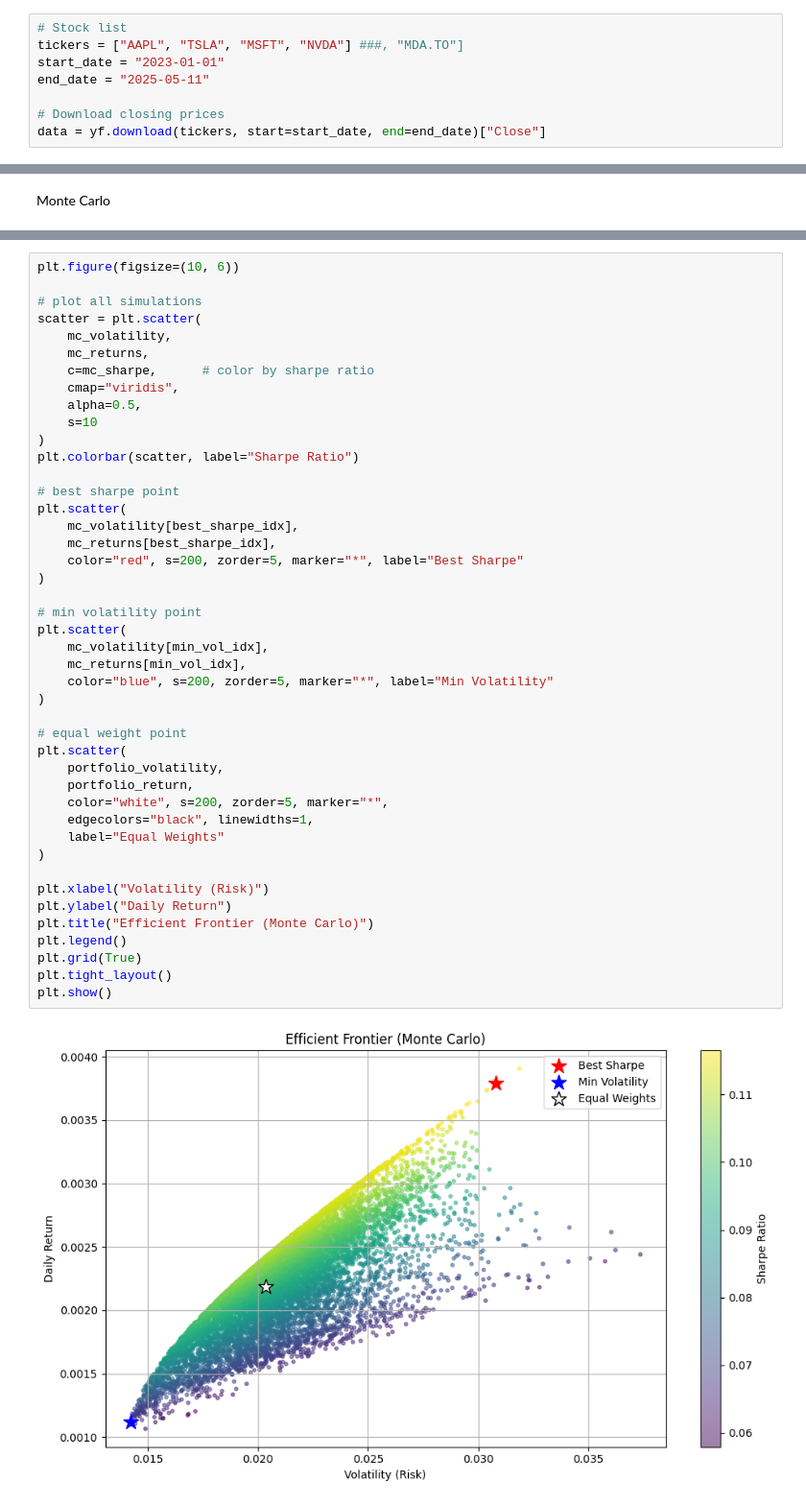
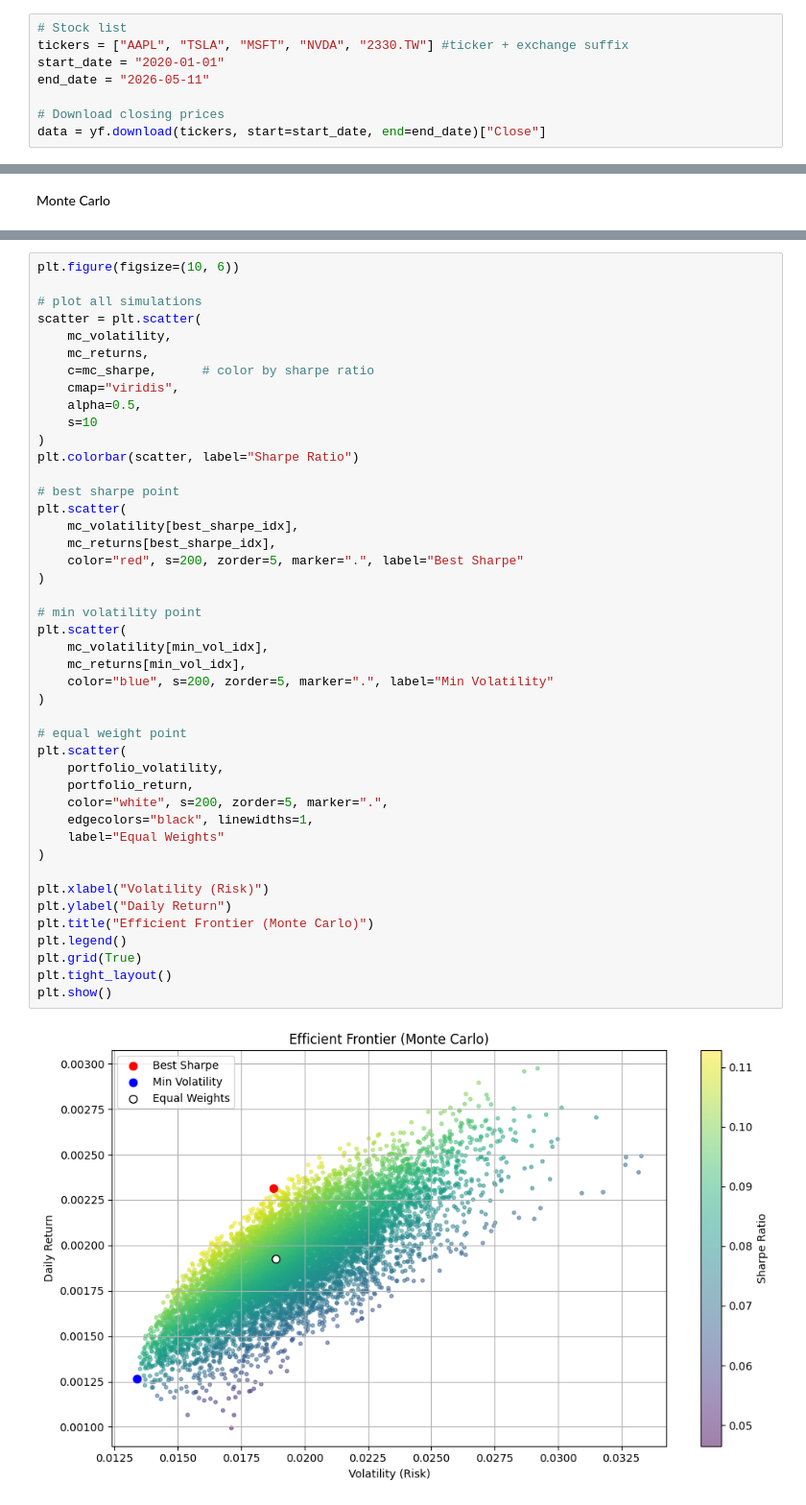
Before and after one commit to Rxn321/Portfolio-Optimization, a Jupyter notebook: portfolio.ipynb, the cells around one changed output, grey strips where cells are left out. Shown at 96% size. Drawn from its saved outputs; the diff is of its cells as text.

```diff
--- a/portfolio.ipynb
+++ b/portfolio.ipynb
@@ -12,9 +12,9 @@ import seaborn as sns
 Set the stocks here:
 # %%
 # Stock list
-tickers = ["AAPL", "TSLA", "MSFT", "NVDA"] ###, "MDA.TO"]
-start_date = "2023-01-01"
-end_date = "2025-05-11"
+tickers = ["AAPL", "TSLA", "MSFT", "NVDA", "2330.TW"] #ticker + exchange suffix
+start_date = "2020-01-01"
+end_date = "2026-05-11"
 
 # Download closing prices
 data = yf.download(tickers, start=start_date, end=end_date)["Close"]
@@ -374,34 +391,34 @@ scatter = plt.scatter(
 plt.colorbar(scatter, label="Sharpe Ratio")
 
 # best sharpe point
 plt.scatter(
     mc_volatility[best_sharpe_idx],
     mc_returns[best_sharpe_idx],
-    color="red", s=200, zorder=5, marker="*", label="Best Sharpe"
+    color="red", s=200, zorder=5, marker=".", label="Best Sharpe"
 )
 
 # min volatility point
 plt.scatter(
     mc_volatility[min_vol_idx],
     mc_returns[min_vol_idx],
-    color="blue", s=200, zorder=5, marker="*", label="Min Volatility"
+    color="blue", s=200, zorder=5, marker=".", label="Min Volatility"
 )
 
 # equal weight point
 plt.scatter(
     portfolio_volatility,
     portfolio_return,
-    color="white", s=200, zorder=5, marker="*",
+    color="white", s=200, zorder=5, marker=".",
     edgecolors="black", linewidths=1,
     label="Equal Weights"
 )
 
 plt.xlabel("Volatility (Risk)")
 plt.ylabel("Daily Return")
 plt.title("Efficient Frontier (Monte Carlo)")
 plt.legend()
 plt.grid(True)
 plt.tight_layout()
 plt.show()
 # %% [output]
-[figure, old version]
+[figure, new version]
```
Also changed, not shown: parts of 9 cells of this notebook.
